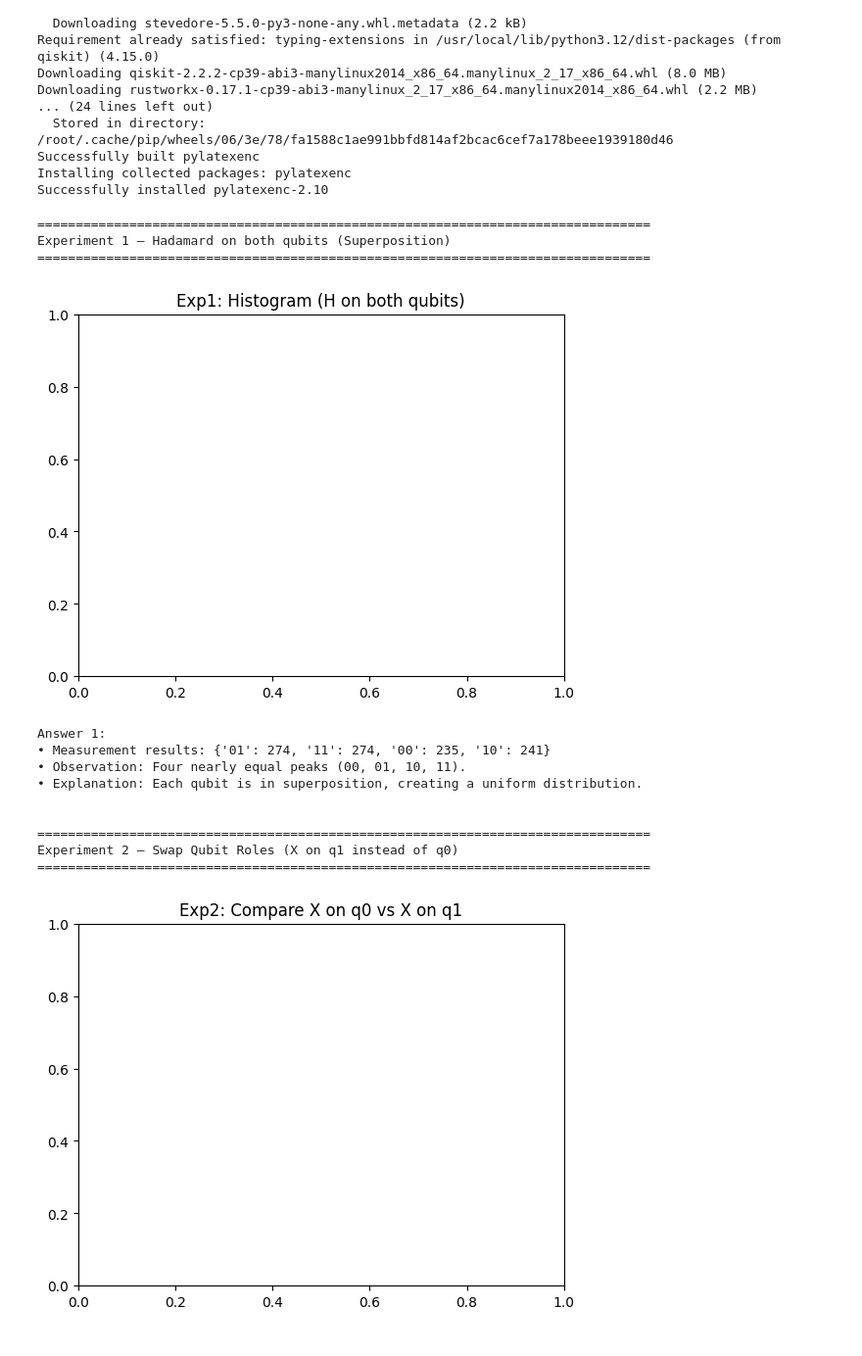
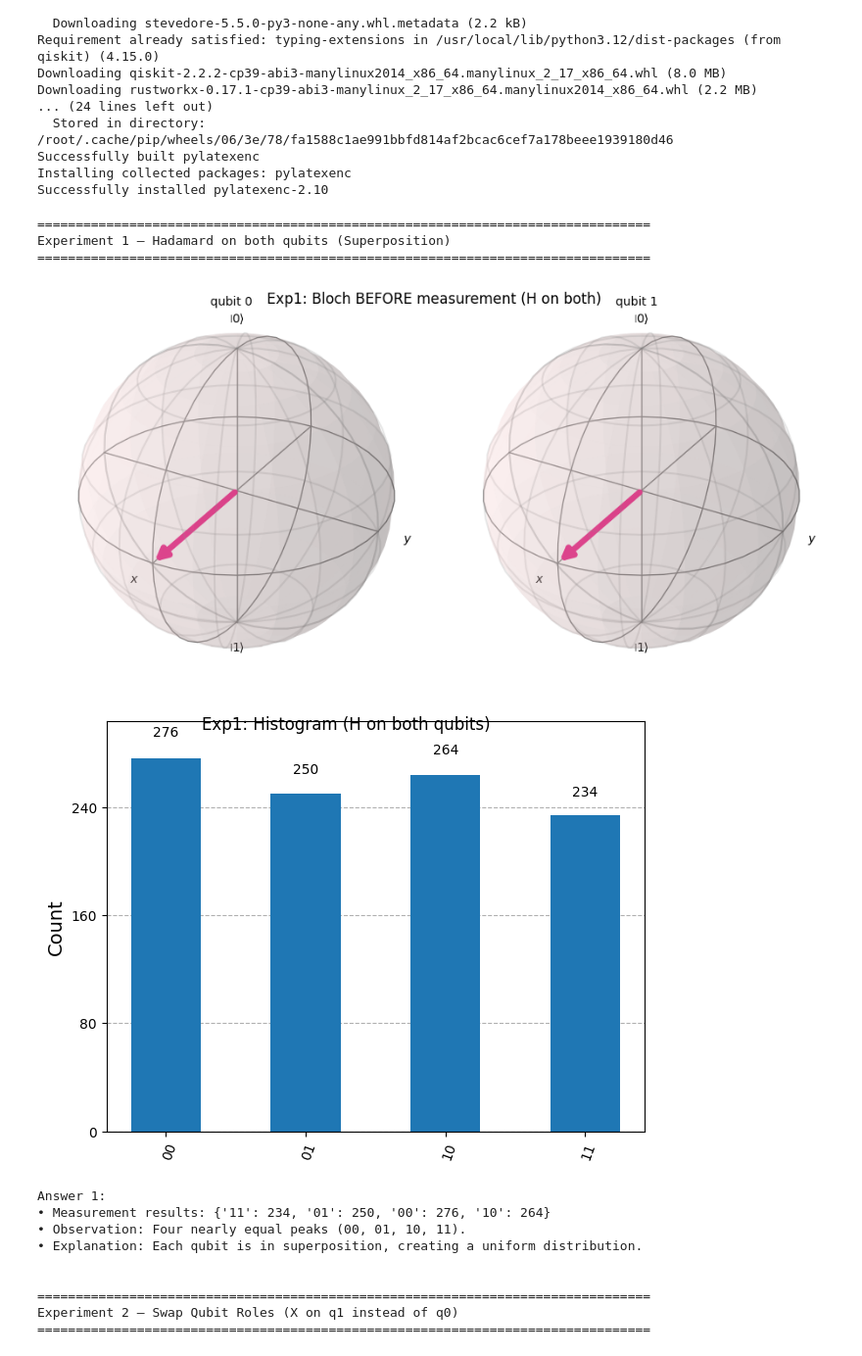
Before and after one commit to ghoraavkc-vitacc/Qiskit-two-qubit-tensor-product, a Jupyter notebook: (Solved)Two_Qubit_Circuits_and_Tensor_Products.ipynb, the cells around one changed output. Shown at 98% size. Saved outputs shown, nothing was run; the diff lists cells and outputs as text; code cells hidden in the pictures.

```diff
--- a/(Solved)Two_Qubit_Circuits_and_Tensor_Products.ipynb
+++ b/(Solved)Two_Qubit_Circuits_and_Tensor_Products.ipynb
@@ -23,8 +22,7 @@ Successfully installed pylatexenc-2.10
 # %%
 # =============================================================
 # QISKIT Experiments Script (All 5 tasks)
-# - Includes proper Bloch visualization fix
-# - Displays formatted answers and separated outputs
+#
 # =============================================================
 
 # Import libraries
@@ -35,6 +33,11 @@ from qiskit.visualization.bloch import Bloch
 from qiskit.quantum_info import Statevector
 import matplotlib.pyplot as plt
 import numpy as np
+
+
+# Import the 'display' function to render plots
+from IPython.display import display
+# --- END FIX ---
 
 # Create Aer simulator
 simulator = AerSimulator()
@@ -66,10 +69,12 @@ def l1_distance_from_ideal(counts, ideal_prob):
     return dist
 
 def show_bloch_multivector(state, title="Bloch Multivector"):
-    """Display Bloch sphere(s) properly."""
     fig = plot_bloch_multivector(state)
     fig.suptitle(title)
-    plt.show()
+
+    display(fig)       # Use display() to render the figure
+    plt.close(fig)     # Close the figure to prevent double-plotting
+    # --- END FIX ---
 
 # =============================================================
 # EXPERIMENT 1: Hadamard on both qubits
@@ -90,9 +95,12 @@ qc1_meas.measure([0,1], [0,1])
 counts1 = run_counts(qc1_meas, shots=1024)
 
 # Histogram
-plot_histogram(counts1)
-plt.title("Exp1: Histogram (H on both qubits)")
-plt.show()
+
+fig_hist1 = plot_histogram(counts1)
+fig_hist1.suptitle("Exp1: Histogram (H on both qubits)")
+display(fig_hist1)
+plt.close(fig_hist1)
+# --- END FIX ---
 
 print("Answer 1:")
 print("• Measurement results:", counts1)
@@ -116,9 +124,12 @@ qc_swap.x(1)
 qc_swap.measure([0,1], [0,1])
 counts_swap = run_counts(qc_swap)
 
-plot_histogram([counts_orig, counts_swap], legend=["X on q0", "X on q1"])
-plt.title("Exp2: Compare X on q0 vs X on q1")
-plt.show()
+
+fig_hist2 = plot_histogram([counts_orig, counts_swap], legend=["X on q0", "X on q1"])
+fig_hist2.suptitle("Exp2: Compare X on q0 vs X on q1")
+display(fig_hist2)
+plt.close(fig_hist2)
+# --- END FIX ---
 
 print("Answer 2:")
 print("• X on q0 results:", counts_orig)
@@ -142,9 +153,13 @@ show_bloch_multivector(state_before_3a, "Exp3A: Bloch BEFORE measurement (H on b
 qc3a_meas = qc3a.copy()
 qc3a_meas.measure([0,1], [0,1])
 counts3a = run_counts(qc3a_meas)
-plot_histogram(counts3a)
-plt.title("Exp3A: Histogram (H on both + CX)")
-plt.show()
+
+
+fig_hist3a = plot_histogram(counts3a)
+fig_hist3a.suptitle("Exp3A: Histogram (H on both + CX)")
+display(fig_hist3a)
+plt.close(fig_hist3a)
+# --- END FIX ---
 
 # (B) H on q0 then CX (true Bell state)
 qc3b = QuantumCircuit(2, 2)
@@ -156,9 +171,12 @@ show_bloch_multivector(state_before_3b, "Exp3B: Bloch BEFORE measurement (Bell s
 qc3b_meas = qc3b.copy()
 qc3b_meas.measure([0,1], [0,1])
 counts3b = run_counts(qc3b_meas)
-plot_histogram(counts3b)
-plt.title("Exp3B: Histogram (Bell state)")
-plt.show()
+
+fig_hist3b = plot_histogram(counts3b)
+fig_hist3b.suptitle("Exp3B: Histogram (Bell state)")
+display(fig_hist3b)
+plt.close(fig_hist3b)
+# --- END FIX ---
 
 print("Answer 3:")
 print("• Exp3A (H on both + CX):", counts3a)
@@ -183,9 +201,12 @@ ideal = {'00': 0.25, '01': 0.25, '10': 0.25, '11': 0.25}
 dist_1024 = l1_distance_from_ideal(counts_1024, ideal)
 dist_4096 = l1_distance_from_ideal(counts_4096, ideal)
 
-plot_histogram([counts_1024, counts_4096], legend=["1024 shots", "4096 shots"])
-plt.title("Exp4: Compare Distributions (1024 vs 4096 shots)")
-plt.show()
+
+fig_hist4 = plot_histogram([counts_1024, counts_4096], legend=["1024 shots", "4096 shots"])
+fig_hist4.suptitle("Exp4: Compare Distributions (1024 vs 4096 shots)")
+display(fig_hist4)
+plt.close(fig_hist4)
+# --- END FIX ---
 
 print("Answer 4:")
 print("• Counts (1024 shots):", counts_1024)
@@ -207,42 +228,43 @@ qc5.cx(0, 1)
 
 # Before measurement
 state_before_5 = Statevector.from_instruction(qc5)
+# (Also corrected typo: show__multivector -> show_bloch_multivector)
 show_bloch_multivector(state_before_5, "Exp5: Bloch BEFORE measurement (Bell state)")
 
 # After measurement
 qc5_meas = qc5.copy()
 qc5_meas.measure([0,1], [0,1])
 counts5 = run_counts(qc5_meas, 4096)
 most_common = max(counts5, key=counts5.get)
 
 sv_after = Statevector.from_label(most_common)
 show_bloch_multivector(sv_after, f"Exp5: Bloch AFTER measurement (collapsed to |{most_common}>)")
 
 print("Answer 5:")
 print("• Counts:", counts5)
 print(f"• Collapsed to most frequent basis state: |{most_common}>")
 print("• Observation: Before measurement → superposition/entangled Bloch states.")
 print("  After measurement → single definite classical state on Bloch sphere.")
 print("• Explanation: Measurement collapses the quantum state.\n")
 
 # =============================================================
 # SUMMARY
 # =============================================================
 section("SUMMARY")
 
 print("✅ Exp1: Hadamard on both → uniform superposition (equal probabilities).")
 print("✅ Exp2: Swapping qubit roles → flips output bit position.")
 print("✅ Exp3: Adding CNOT → entanglement (Bell state shows '00' & '11').")
 print("✅ Exp4: Increasing shots → smoother, more stable probability distribution.")
 print("✅ Exp5: Bloch visualization → shows collapse from quantum to classical state.\n")
-print("All Bloch plots now render correctly. 🎉")
 # %% [output]
 ================================================================================
 Experiment 1 — Hadamard on both qubits (Superposition)
 ================================================================================
-[figure, old version]
+[figure, new version]
+[figure, new version]
 Answer 1:
-• Measurement results: {'01': 274, '11': 274, '00': 235, '10': 241}
+• Measurement results: {'11': 234, '01': 250, '00': 276, '10': 264}
 • Observation: Four nearly equal peaks (00, 01, 10, 11).
 • Explanation: Each qubit is in superposition, creating a uniform distribution.
 
@@ -250,4 +272,3 @@ Answer 1:
 ================================================================================
 Experiment 2 — Swap Qubit Roles (X on q1 instead of q0)
 ================================================================================
-[figure, old version]
```
Also changed, not shown: parts of 2 cells of this notebook.
